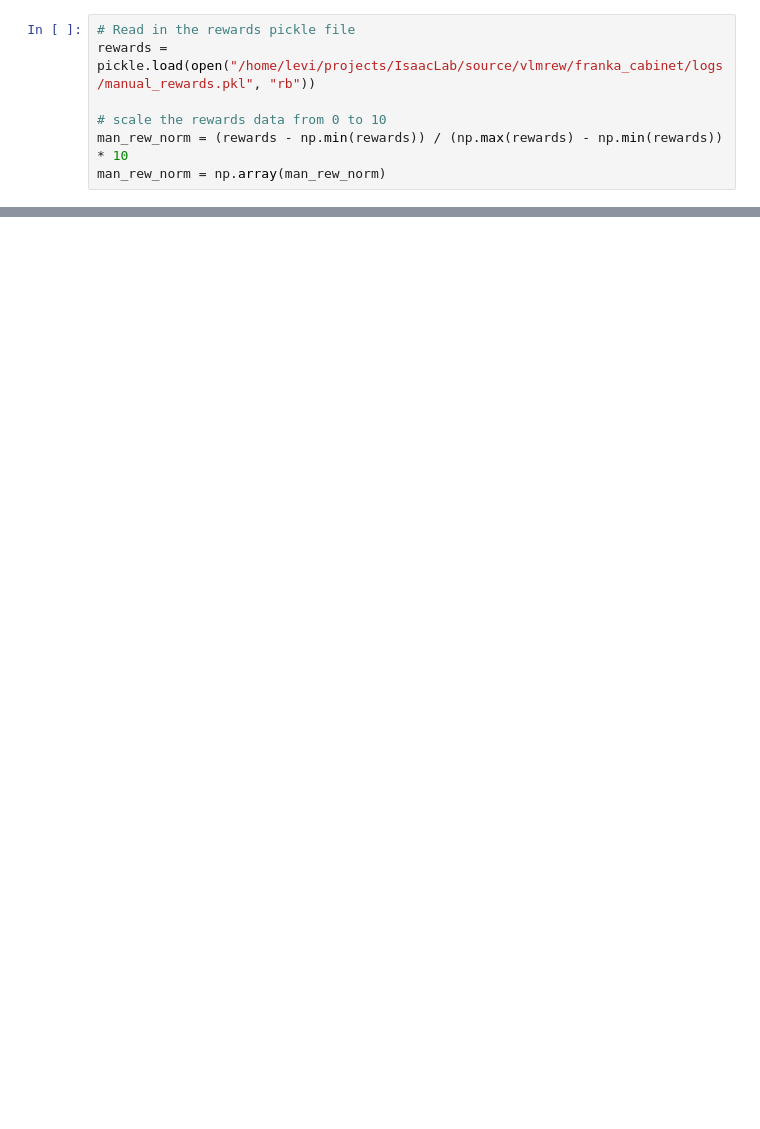
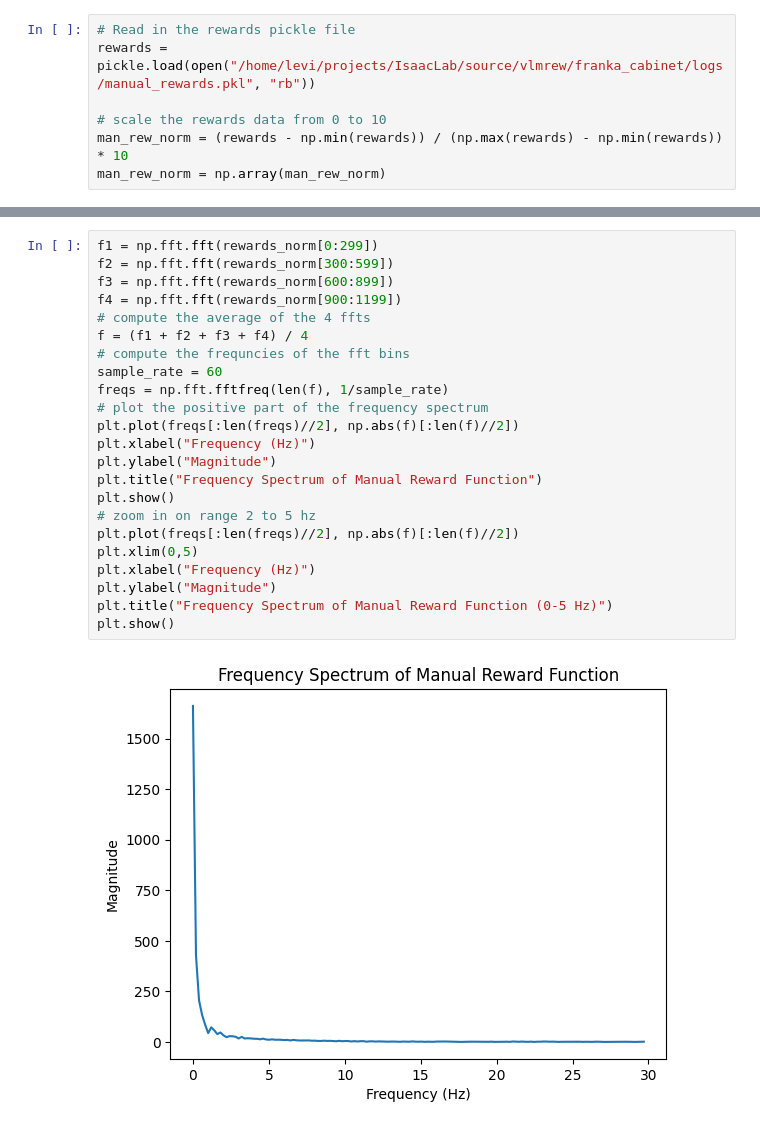
Before and after one commit to levi-kennedy/IsaacLab, a Jupyter notebook: source/vlmrew/franka_cabinet/gpt_experiments.ipynb, the cells around one changed output, grey strips where cells are left out. Drawn from its saved outputs; the diff is of its cells as text; blank space fills up the shorter version.

```diff
--- a/source/vlmrew/franka_cabinet/gpt_experiments.ipynb
+++ b/source/vlmrew/franka_cabinet/gpt_experiments.ipynb
@@ -519,0 +607,25 @@ plt.show()
+# %%
+f1 = np.fft.fft(rewards_norm[0:299])
+f2 = np.fft.fft(rewards_norm[300:599])
+f3 = np.fft.fft(rewards_norm[600:899])
+f4 = np.fft.fft(rewards_norm[900:1199])
+# compute the average of the 4 ffts
+f = (f1 + f2 + f3 + f4) / 4
+# compute the frequncies of the fft bins
+sample_rate = 60
+freqs = np.fft.fftfreq(len(f), 1/sample_rate)
+# plot the positive part of the frequency spectrum
+plt.plot(freqs[:len(freqs)//2], np.abs(f)[:len(f)//2])
+plt.xlabel("Frequency (Hz)")
+plt.ylabel("Magnitude")
+plt.title("Frequency Spectrum of Manual Reward Function")
+plt.show()
+# zoom in on range 2 to 5 hz
+plt.plot(freqs[:len(freqs)//2], np.abs(f)[:len(f)//2])
+plt.xlim(0,5)
+plt.xlabel("Frequency (Hz)")
+plt.ylabel("Magnitude")
+plt.title("Frequency Spectrum of Manual Reward Function (0-5 Hz)")
+plt.show()
+# %% [output]
+[figure, added]
```
Also changed, not shown: parts of 24 cells of this notebook.
